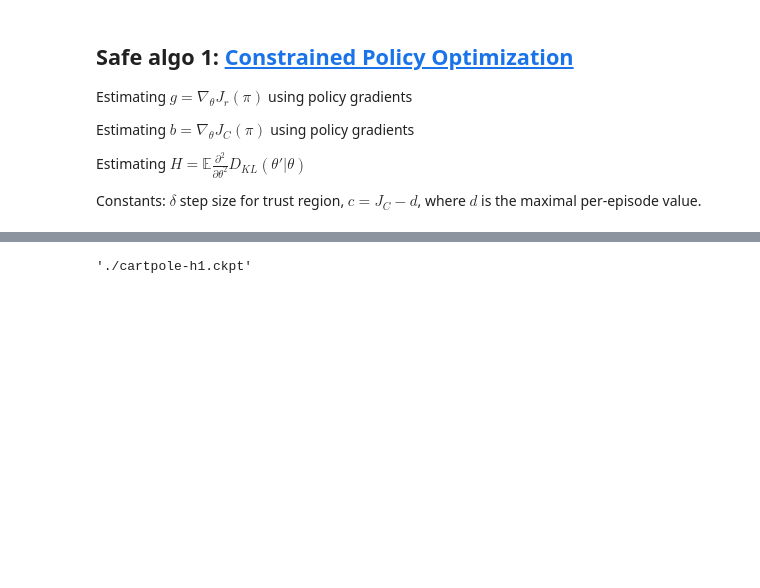
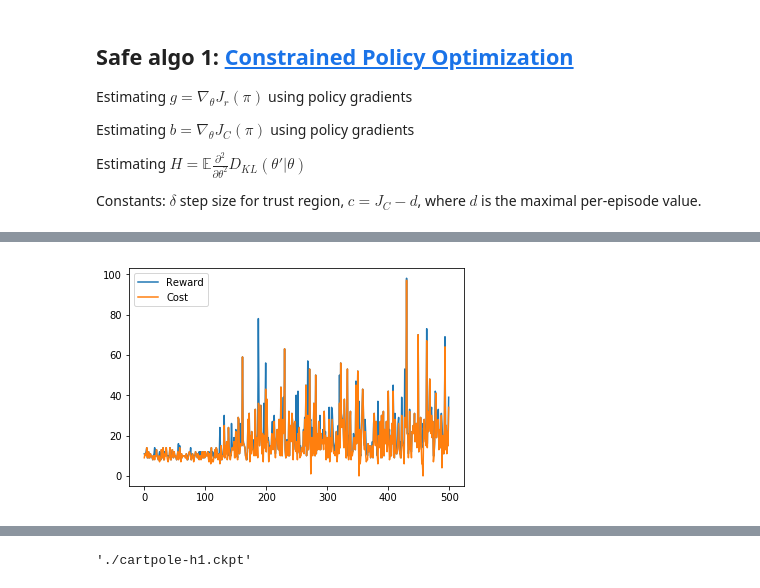
Before and after one commit to sergeivolodin/SafeContinuousStateRL, a Jupyter notebook: cartpole_safety_cpo.ipynb, the cells around one changed output, grey strips where cells are left out. Saved outputs shown, nothing was run; the diff lists cells and outputs as text; code cells hidden in the pictures; blank space fills up the shorter version.

Commit message:
Tweak GD rate; Use discount()

```diff
--- a/cartpole_safety_cpo.ipynb
+++ b/cartpole_safety_cpo.ipynb
@@ -324,10 +278,15 @@ step = opt
+# %%
+# one learning iteration
+#step = tf.train.AdamOptimizer(0.1).minimize(loss_r)
+step = tf.train.GradientDescentOptimizer(0.001).minimize(loss_r)
 # %%
-def train_step(gamma_):
+def train_step():
     # obtaining rollout data
     S, A, R, C = list(zip(*get_rollout()))
-    sess.run(step, feed_dict = {states: S, actions: A, rewards: R, costs: C, gamma: gamma_})
-    return np.sum(R)
+    sess.run(step, feed_dict = {states: S, actions: A, disc_rewards: discount(R), disc_costs: discount(C)})
+    return np.sum(R), np.sum(C)
 # %%
 init = tf.global_variables_initializer()
 sess.run(init)
-r = []
+Rs = []
+Cs = []
@@ -337,8 +293,15 @@ eps = 0.1
 # %%
-for i in tqdm(range(10)):
-    #gamma_ = (1000 - i) / 50000.
-    gamma_ = 0.05
-    r += [train_step(gamma_)]
+for i in tqdm(range(500)):
+    r, c = train_step()
+    Rs.append(r)
+    Cs.append(c)
+# %%
+plt.plot(Rs, label = 'Reward')
+plt.plot(Cs, label = 'Cost')
+plt.legend()
+plt.show()
+# %% [output]
+[figure, added]
 # %%
 len(observations)
 # %% [output]
```
Also changed, not shown: parts of 19 cells of this notebook.
